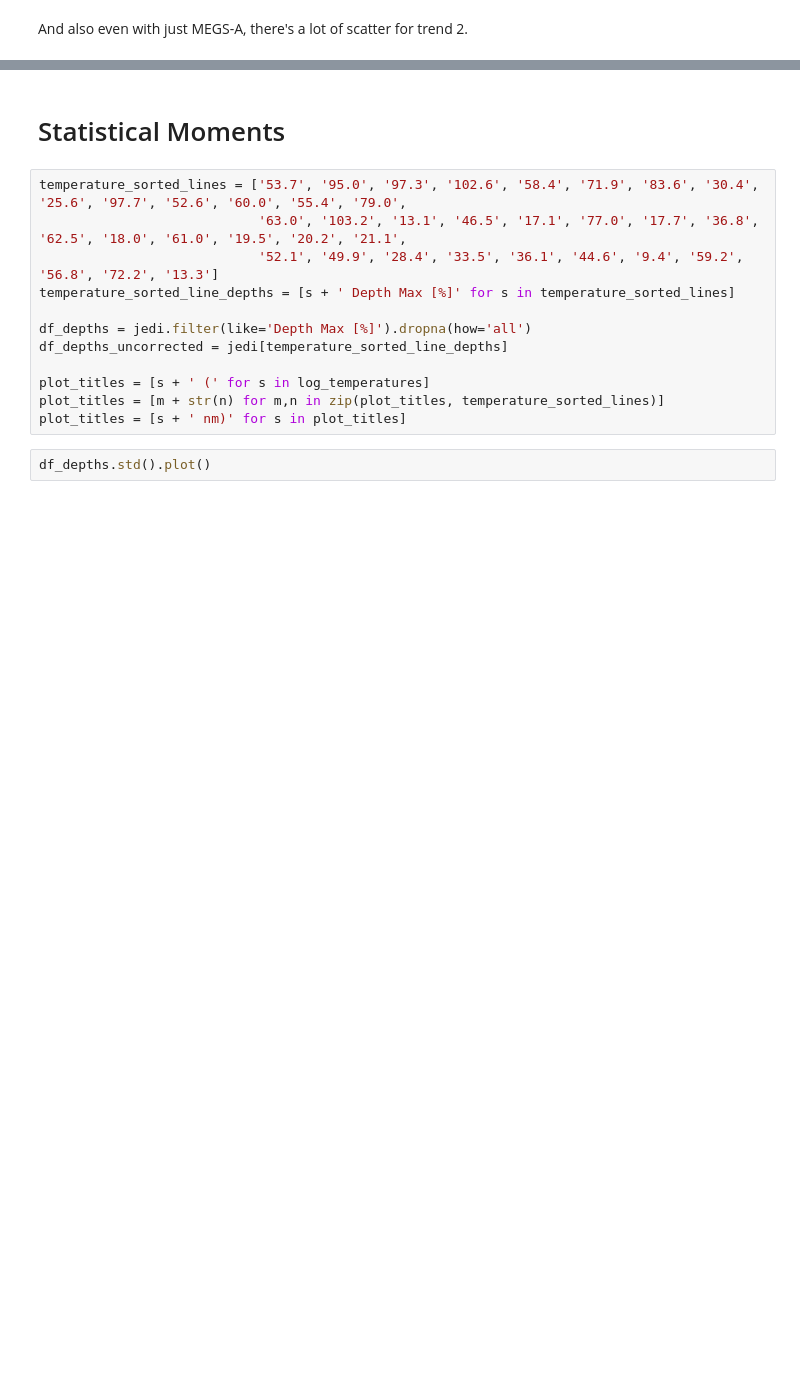
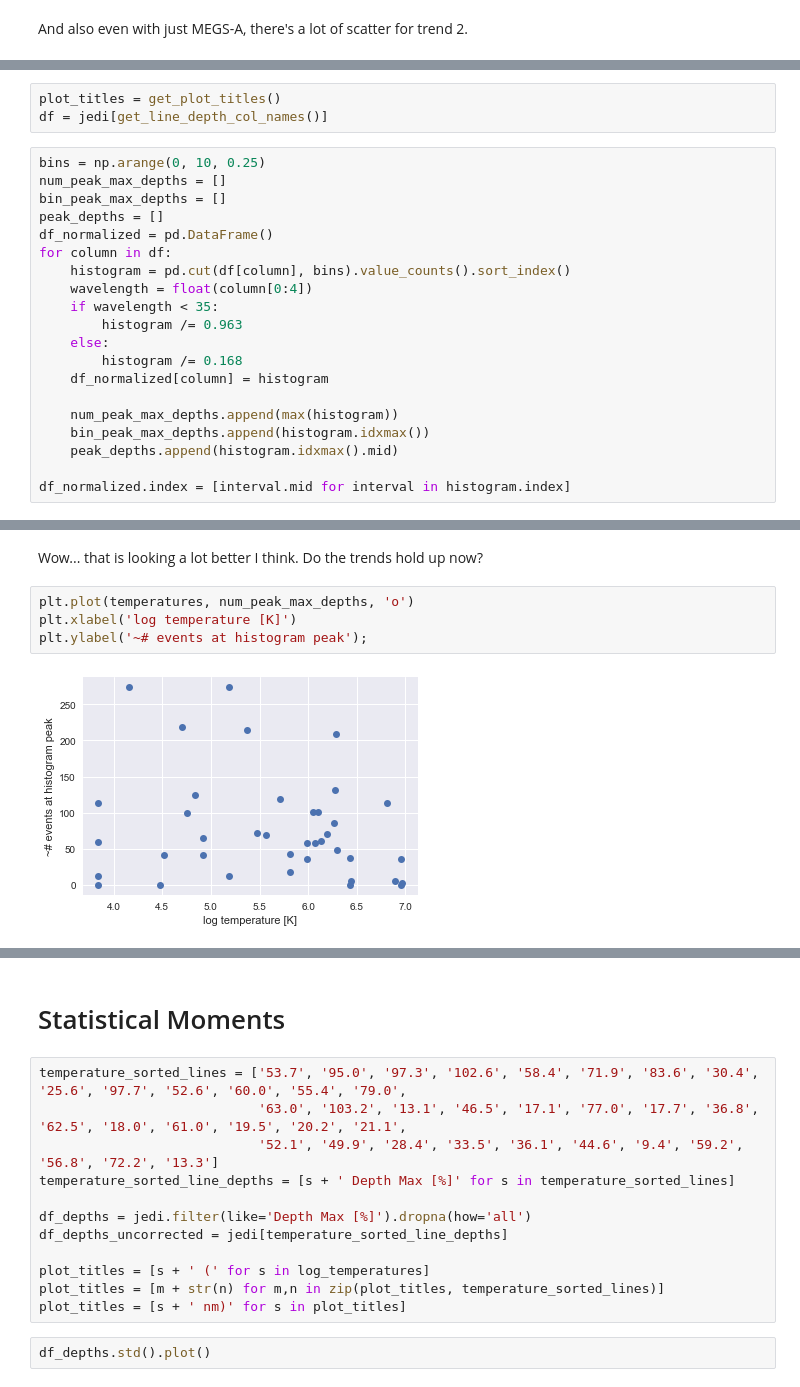
Before and after one commit to jmason86/James-s-EVE-Dimming-Index-JEDI, a Jupyter notebook: explore/explore_jedi_v2_spot_checks.ipynb, the cells around one changed output, grey strips where cells are left out. Drawn from its saved outputs; the diff is of its cells as text; blank space fills up the shorter version.

```diff
--- a/explore/explore_jedi_v2_spot_checks.ipynb
+++ b/explore/explore_jedi_v2_spot_checks.ipynb
@@ -340,0 +345,23 @@ And also even with just MEGS-A, there's a lot of scatter for trend 2.
+# %%
+plot_titles = get_plot_titles()
+df = jedi[get_line_depth_col_names()]
+# %%
+bins = np.arange(0, 10, 0.25)
+num_peak_max_depths = []
+bin_peak_max_depths = []
+peak_depths = []
+df_normalized = pd.DataFrame()
+for column in df:
+    histogram = pd.cut(df[column], bins).value_counts().sort_index()
+    wavelength = float(column[0:4])
+    if wavelength < 35:
+        histogram /= 0.963
+    else:
+        histogram /= 0.168
+    df_normalized[column] = histogram
+
+    num_peak_max_depths.append(max(histogram))
+    bin_peak_max_depths.append(histogram.idxmax())
+    peak_depths.append(histogram.idxmax().mid)
+
+df_normalized.index = [interval.mid for interval in histogram.index]
@@ -340,0 +388,8 @@ And also even with just MEGS-A, there's a lot of scatter for trend 2.
+# %% [markdown]
+Wow... that is looking a lot better I think. Do the trends hold up now?
+# %%
+plt.plot(temperatures, num_peak_max_depths, 'o')
+plt.xlabel('log temperature [K]')
+plt.ylabel('~# events at histogram peak');
+# %% [output]
+[figure, added]
```
Also changed, not shown: parts of 26 cells of this notebook.
